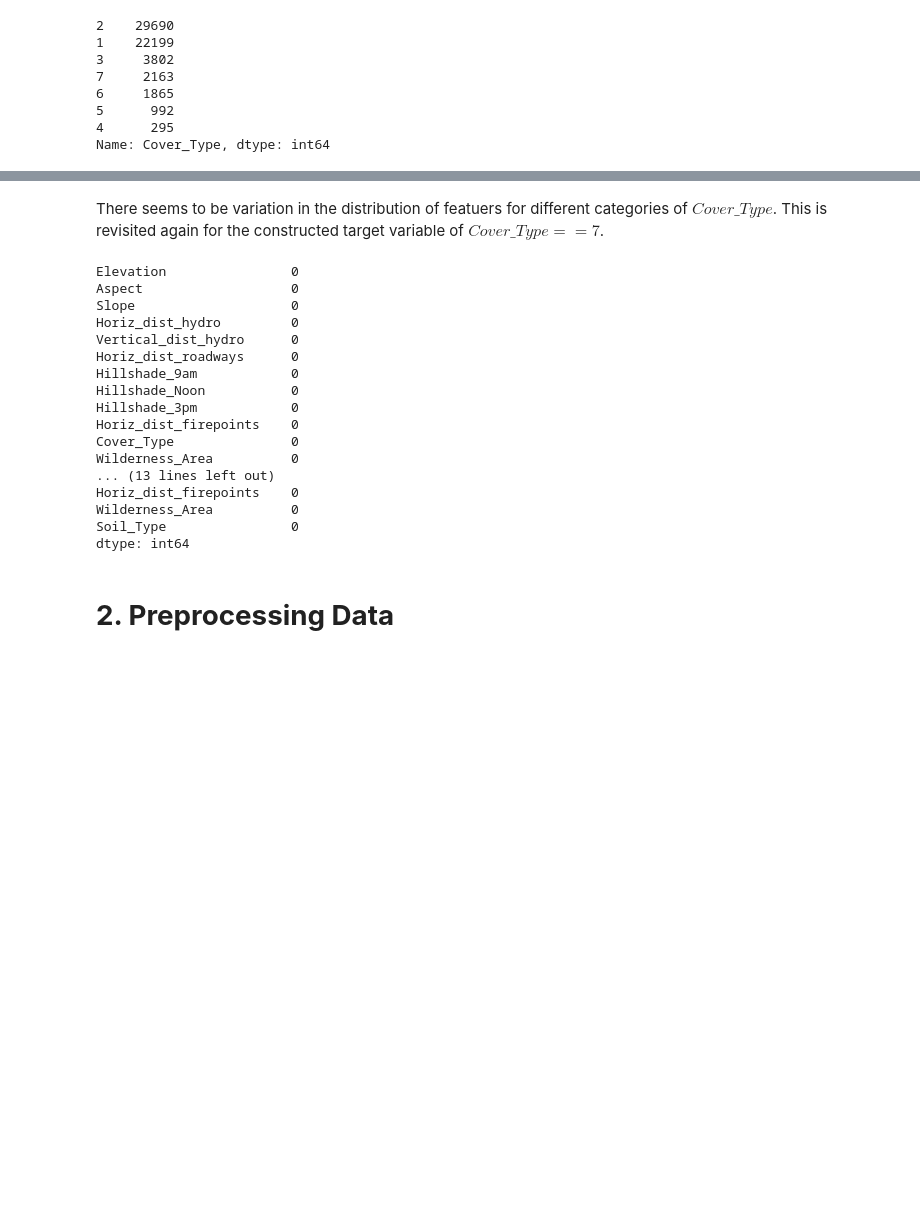
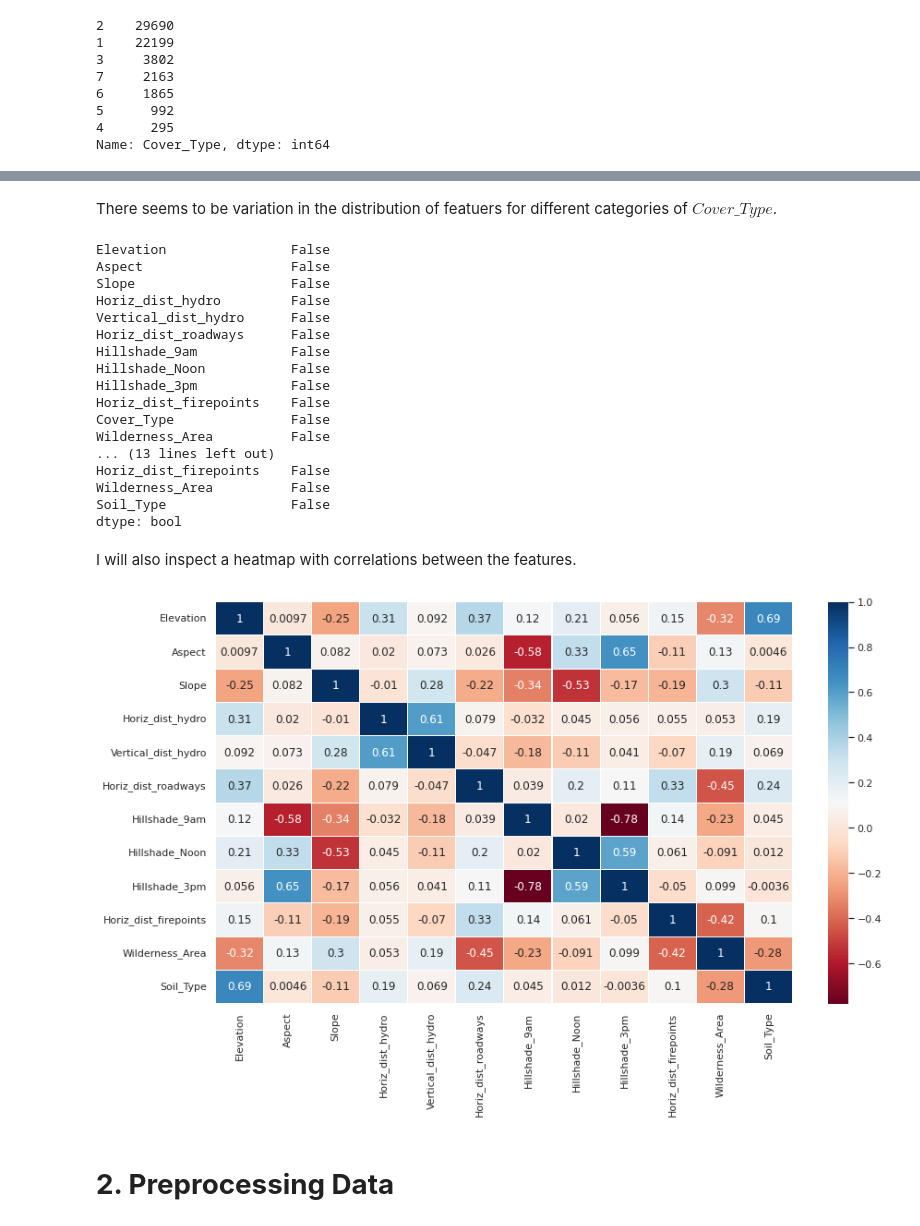
Before and after one commit to MathiasSchindlerCPH/BSE-CML1-repo, a Jupyter notebook: Project_2/main_CML-CDS_project2_classification.ipynb, the cells around one changed output, grey strips where cells are left out. Drawn from its saved outputs; the diff is of its cells as text; code cells hidden in the pictures; blank space fills up the shorter version.

```diff
--- a/Project_2/main_CML-CDS_project2_classification.ipynb
+++ b/Project_2/main_CML-CDS_project2_classification.ipynb
@@ -156,28 +161,40 @@ dtype: object
 # %% [markdown]
-There seems to be variation in the distribution of featuers for different categories of $Cover\_Type$. This is revisited again for the constructed target variable of $Cover\_Type == 7$.
+There seems to be variation in the distribution of featuers for different categories of $Cover\_Type$.
 # %%
 #Check for missing values
-print(df_train.isnull().sum())
+print(df_train.isnull().any())
 print("\n")
-print(df_test.isnull().sum())
+print(df_test.isnull().any())
 # %% [output]
-Elevation                0
-Aspect                   0
-Slope                    0
-Horiz_dist_hydro         0
-Vertical_dist_hydro      0
-Horiz_dist_roadways      0
-Hillshade_9am            0
-Hillshade_Noon           0
-Hillshade_3pm            0
-Horiz_dist_firepoints    0
-Cover_Type               0
-Wilderness_Area          0
+Elevation                False
+Aspect                   False
+Slope                    False
+Horiz_dist_hydro         False
+Vertical_dist_hydro      False
+Horiz_dist_roadways      False
+Hillshade_9am            False
+Hillshade_Noon           False
+Hillshade_3pm            False
+Horiz_dist_firepoints    False
+Cover_Type               False
+Wilderness_Area          False
 ... (13 lines left out)
-Horiz_dist_firepoints    0
-Wilderness_Area          0
-Soil_Type                0
-dtype: int64
+Horiz_dist_firepoints    False
+Wilderness_Area          False
+Soil_Type                False
+dtype: bool
+# %% [markdown]
+I will also inspect a heatmap with correlations between the features.
+# %%
+# plot the heatmap
+colormap = plt.cm.RdBu
+
+sns.heatmap(df_train.corr(), linewidths=0.1,
+            square=False, cmap=colormap, linecolor='white', annot=True)
+fig = plt.gcf()
+fig.set_size_inches(14, 8)
+# %% [output]
+[figure, added]
 # %% [markdown]
 # **2. Preprocessing Data**
 # %% [markdown]
```
Also changed, not shown: parts of 92 cells of this notebook.
